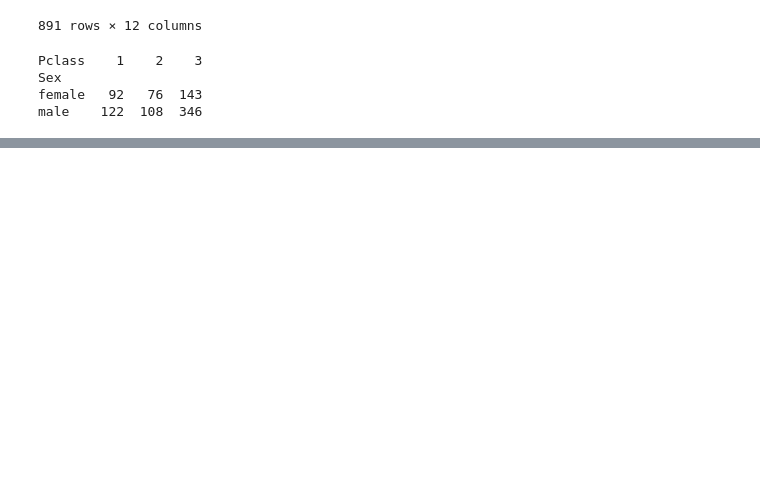
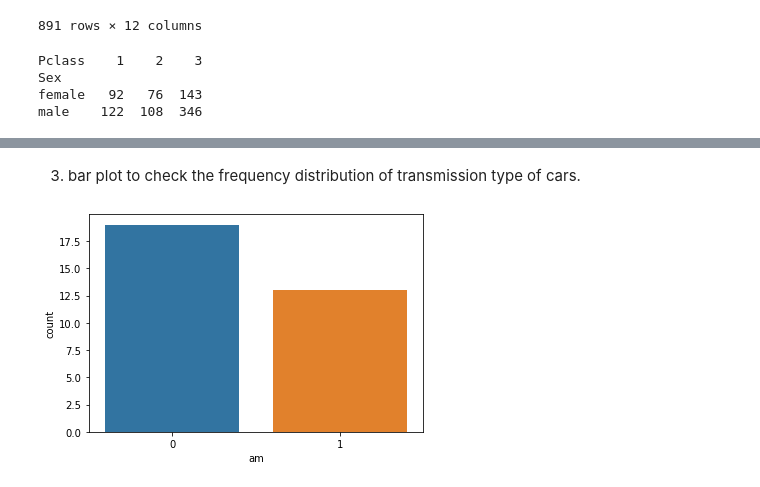
Before and after one commit to vivekc18/pydata, a Jupyter notebook: questions.ipynb, the cells around one changed output, grey strips where cells are left out. Cells and saved outputs as stored; diff of their text form; code cells hidden in the pictures; blank space fills up the shorter version.

```diff
--- a/questions.ipynb
+++ b/questions.ipynb
@@ -79,0 +129,7 @@ male    122  108  346
+# %% [markdown]
+3. bar plot to check the frequency distribution of transmission type of cars.
+# %%
+sns.countplot(data=df,x='am')
+plt.show()
+# %% [output]
+[figure, added]
```
Also changed, not shown: parts of 9 cells of this notebook.
